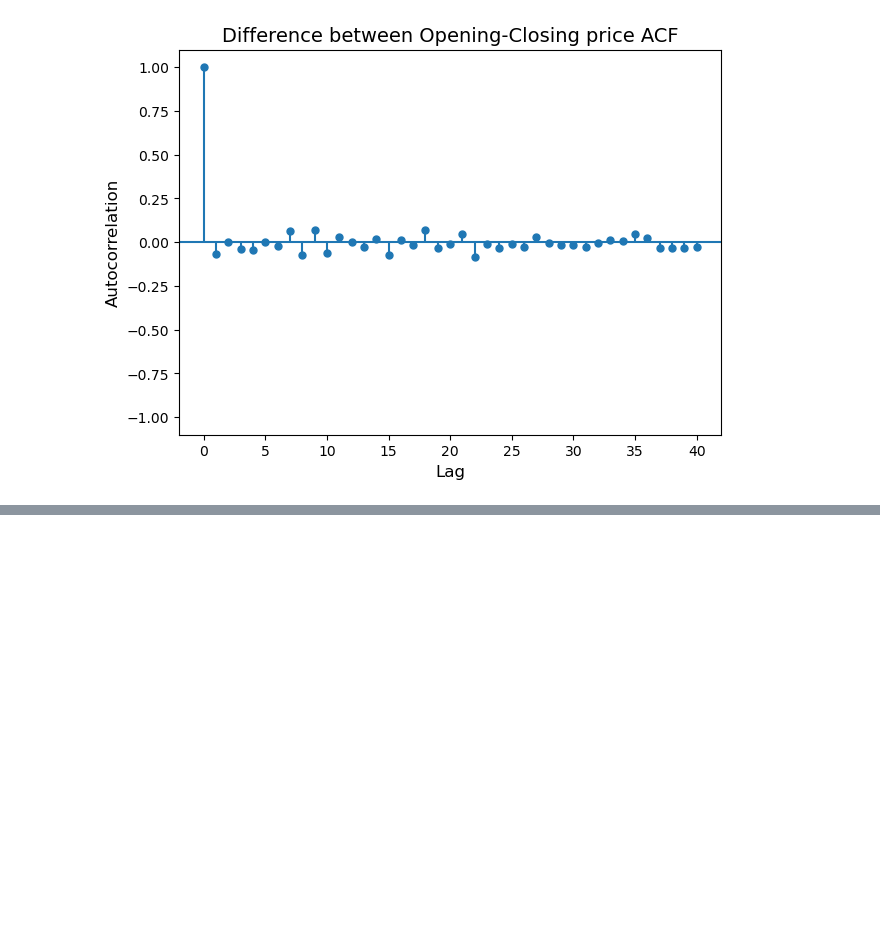
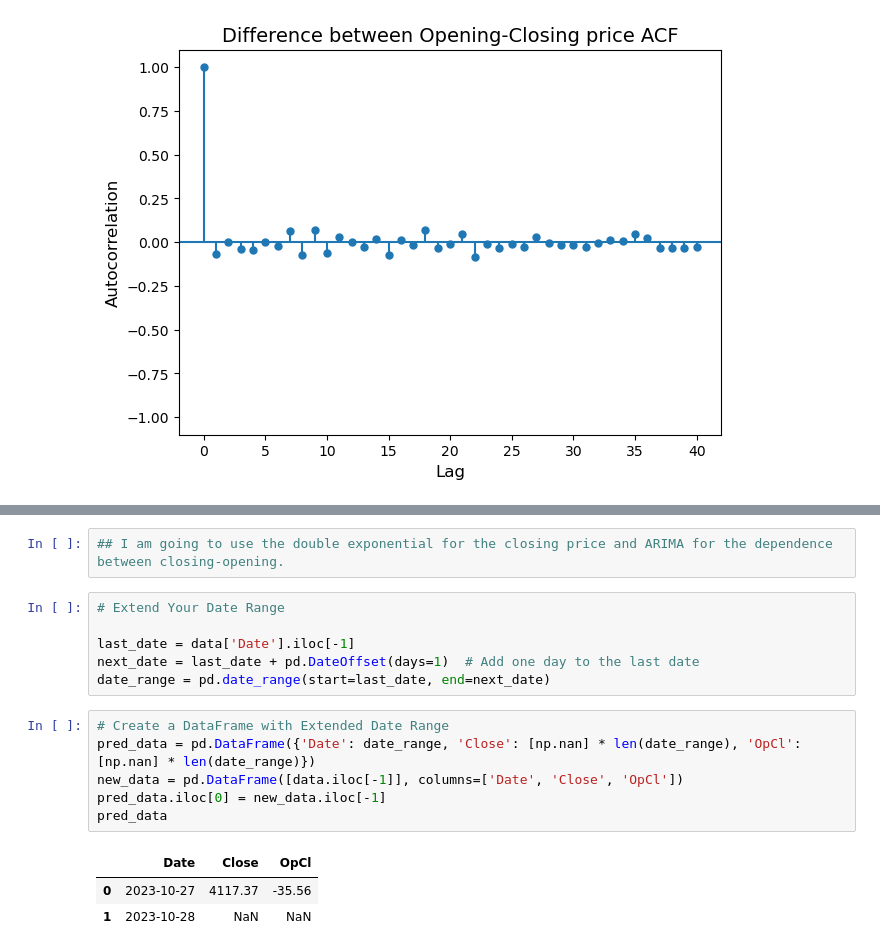
Before and after one commit to Kritisehgal01/Stock-Prediction-Data-Science-bootcamp-Fall-2023, a Jupyter notebook: Analysis-Copy3.ipynb, the cells around one changed output, grey strips where cells are left out. Cells and saved outputs as stored; diff of their text form; blank space fills up the shorter version.

```diff
--- a/Analysis-Copy3.ipynb
+++ b/Analysis-Copy3.ipynb
@@ -1223,0 +1240,18 @@ plt.show()
+# %%
+## I am going to use the double exponential for the closing price and ARIMA for the dependence between closing-opening.
+# %%
+# Extend Your Date Range
+
+last_date = data['Date'].iloc[-1]
+next_date = last_date + pd.DateOffset(days=1)  # Add one day to the last date
+date_range = pd.date_range(start=last_date, end=next_date)
+# %%
+# Create a DataFrame with Extended Date Range
+pred_data = pd.DataFrame({'Date': date_range, 'Close': [np.nan] * len(date_range), 'OpCl': [np.nan] * len(date_range)})
+new_data = pd.DataFrame([data.iloc[-1]], columns=['Date', 'Close', 'OpCl'])
+pred_data.iloc[0] = new_data.iloc[-1]
+pred_data
+# %% [output]
+|  | Date | Close | OpCl |
+| 0 | 2023-10-27 | 4117.37 | -35.56 |
+| 1 | 2023-10-28 | NaN | NaN |
```
Also changed, not shown: parts of 16 cells of this notebook.
